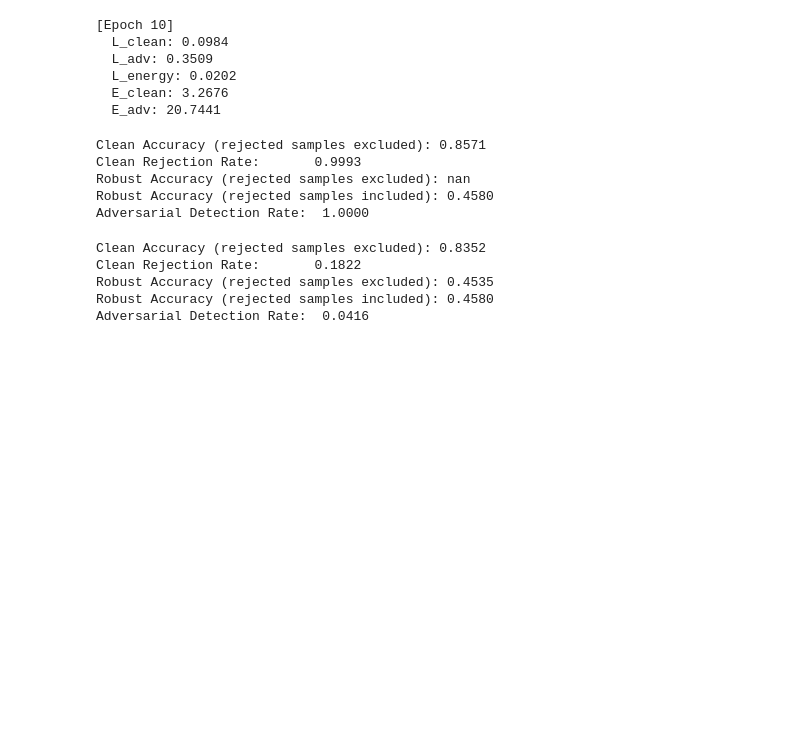
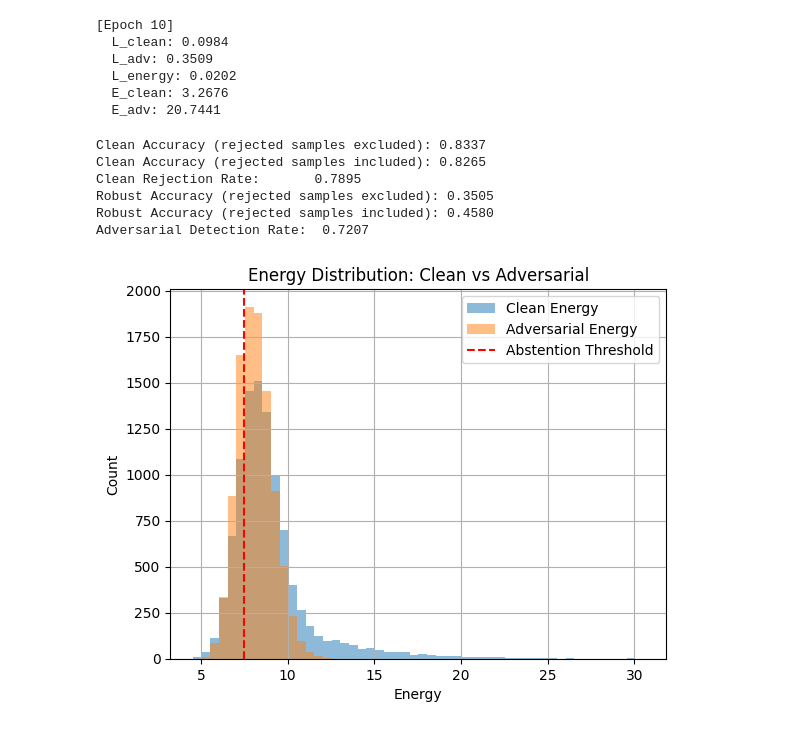
Before and after one commit to ArtMGreen/manifold-projection-layer, a Jupyter notebook: experiments.ipynb, the cells around one changed output. Saved outputs shown, nothing was run; the diff lists cells and outputs as text; code cells hidden in the pictures; blank space fills up the shorter version.

Commit message:
Evaluation routine now builds energy plots

```diff
--- a/experiments.ipynb
+++ b/experiments.ipynb
@@ -118,8 +119,6 @@ test_loader = DataLoader(
     datasets.CIFAR10(root='./data', train=False, download=True, transform=transforms.Compose([ResNet18_Weights.IMAGENET1K_V1.transforms()])),
     batch_size=batch_size)
 # %%
-from tqdm import tqdm
-
 model = ModelWrapper(num_classes).to(device)
 optimizer = optim.SGD(model.parameters(), lr=lr, momentum=0.9, weight_decay=5e-4)
 loss_fn = F.cross_entropy
@@ -132,6 +131,7 @@ for epoch in range(epochs):
         x, y = x.to(device), y.to(device)
         optimizer.zero_grad()
         loss, metrics = compute_loss(model, x, y, loss_fn, epsilon_energy, delta_energy, lambda_energy)
+        optimizer.zero_grad()
         loss.backward()
         optimizer.step()
 
@@ -221,9 +221,13 @@ def evaluate(loader, abstention_threshold, examples=float("inf")):
     model.load_state_dict(torch.load("model.pt"))
     model.eval()
 
+    all_clean_E = list()
+    all_adv_E = list()
+
     clean_correct = 0
     clean_total = 0
     clean_rejects = 0
+    clean_no_defense_correct = 0
 
     robust_correct = 0
     robust_total = 0
@@ -239,16 +243,19 @@ def evaluate(loader, abstention_threshold, examples=float("inf")):
         x, y = x.to(device), y.to(device)
 
         logits_clean, energy_clean = model(x)
+        all_clean_E.append(energy_clean.cpu().detach())
         preds_clean = torch.argmax(logits_clean, dim=1)
         reject_clean = (energy_clean.squeeze() > abstention_threshold)
         valid_clean = ~reject_clean
 
         clean_correct += (preds_clean[valid_clean] == y[valid_clean]).sum().item()
+        clean_no_defense_correct += (preds_clean == y).sum().item()
         clean_rejects += reject_clean.sum().item()
         clean_total += y.size(0)
 
         x_adv = fgsm_attack(model, x, y, F.cross_entropy, alpha_fgsm)
         logits_adv, energy_adv = model(x_adv)
+        all_adv_E.append(energy_adv.cpu().detach())
         preds_adv = torch.argmax(logits_adv, dim=1)
         reject_adv = (energy_adv.squeeze() > abstention_threshold)
         valid_adv = ~reject_adv
@@ -263,6 +270,7 @@ def evaluate(loader, abstention_threshold, examples=float("inf")):
         clean_acc = float("NaN")
     else:
         clean_acc = clean_correct / (clean_total - clean_rejects)
+    clean_no_def_acc = clean_no_defense_correct / clean_total
     clean_reject_rate = clean_rejects / clean_total
 
     if robust_total == robust_rejects:
@@ -273,10 +281,29 @@ def evaluate(loader, abstention_threshold, examples=float("inf")):
     robust_reject_rate = robust_rejects / robust_total
 
     print(f"Clean Accuracy (rejected samples excluded): {clean_acc:.4f}")
+    print(f"Clean Accuracy (rejected samples included): {clean_no_def_acc:.4f}")
     print(f"Clean Rejection Rate:       {clean_reject_rate:.4f}")
     print(f"Robust Accuracy (rejected samples excluded): {robust_acc:.4f}")
     print(f"Robust Accuracy (rejected samples included): {robust_no_def_acc:.4f}")
     print(f"Adversarial Detection Rate:  {robust_reject_rate:.4f}")
+
+    all_clean_E = torch.cat(all_clean_E).squeeze().numpy()
+    all_adv_E = torch.cat(all_adv_E).squeeze().numpy()
+    return all_clean_E, all_adv_E
+
+import matplotlib.pyplot as plt
+import numpy as np
+
+def energy_hist(energy_clean, energy_adv, abstention_threshold, binwidth=0.2):
+    plt.hist(energy_clean, alpha=0.5, label='Clean Energy', bins=np.arange(min(energy_clean), max(energy_clean) + binwidth, binwidth))
+    plt.hist(energy_adv, alpha=0.5, label='Adversarial Energy', bins=np.arange(min(energy_clean), max(energy_clean) + binwidth, binwidth))
+    plt.axvline(abstention_threshold, color='red', linestyle='--', label='Abstention Threshold')
+    plt.xlabel("Energy")
+    plt.ylabel("Count")
+    plt.title("Energy Distribution: Clean vs Adversarial")
+    plt.legend()
+    plt.grid(True)
+    plt.show()
 # %%
 train_loader = DataLoader(
     datasets.CIFAR10(root='./data', train=True, download=True,
@@ -289,19 +316,14 @@ test_loader = DataLoader(
                      transform=transforms.Compose([ResNet18_Weights.IMAGENET1K_V1.transforms()])),
     batch_size=batch_size)
 # %%
-evaluate(test_loader, epsilon_energy)
+E_clean, E_adv = evaluate(test_loader, epsilon_energy+0.5*delta_energy)
+energy_hist(E_clean, E_adv, epsilon_energy+0.5*delta_energy)
 # %% [output]
-Clean Accuracy (rejected samples excluded): 0.8571
-Clean Rejection Rate:       0.9993
-Robust Accuracy (rejected samples excluded): nan
+Clean Accuracy (rejected samples excluded): 0.8337
+Clean Accuracy (rejected samples included): 0.8265
+Clean Rejection Rate:       0.7895
+Robust Accuracy (rejected samples excluded): 0.3505
 Robust Accuracy (rejected samples included): 0.4580
-Adversarial Detection Rate:  1.0000
+Adversarial Detection Rate:  0.7207
+[figure, added]
-# %%
-evaluate(test_loader, epsilon_energy+delta_energy)
-# %% [output]
-Clean Accuracy (rejected samples excluded): 0.8352
-Clean Rejection Rate:       0.1822
-Robust Accuracy (rejected samples excluded): 0.4535
-Robust Accuracy (rejected samples included): 0.4580
-Adversarial Detection Rate:  0.0416
 # %%
```
Also changed, not shown: parts of 2 cells of this notebook.
